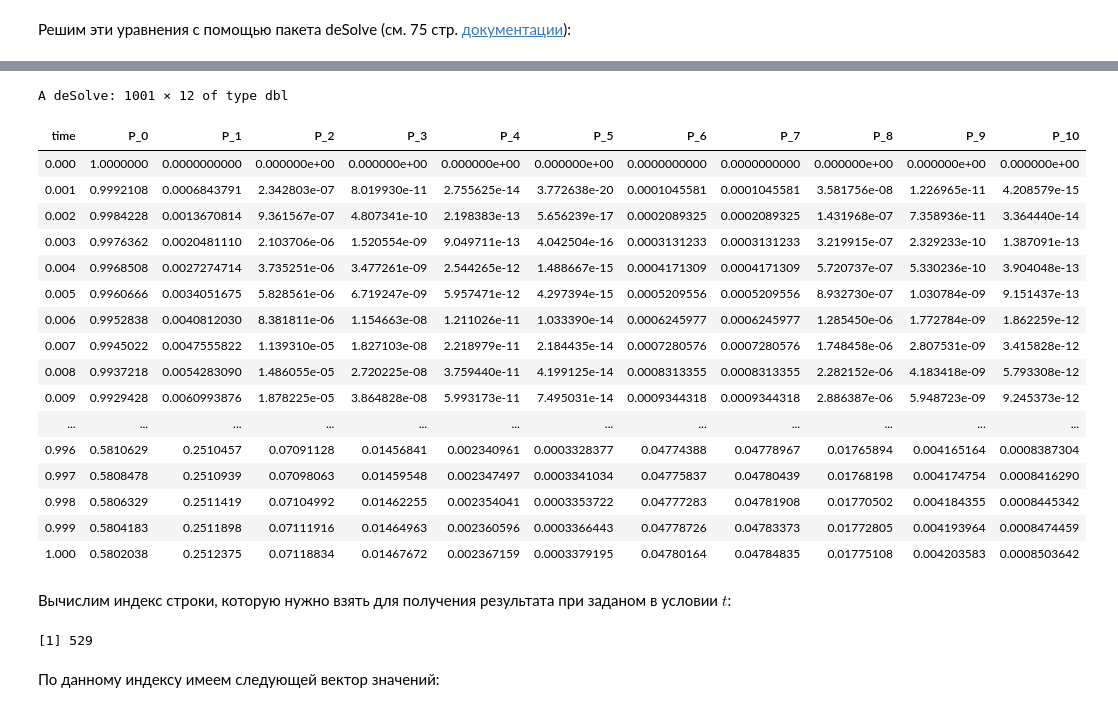
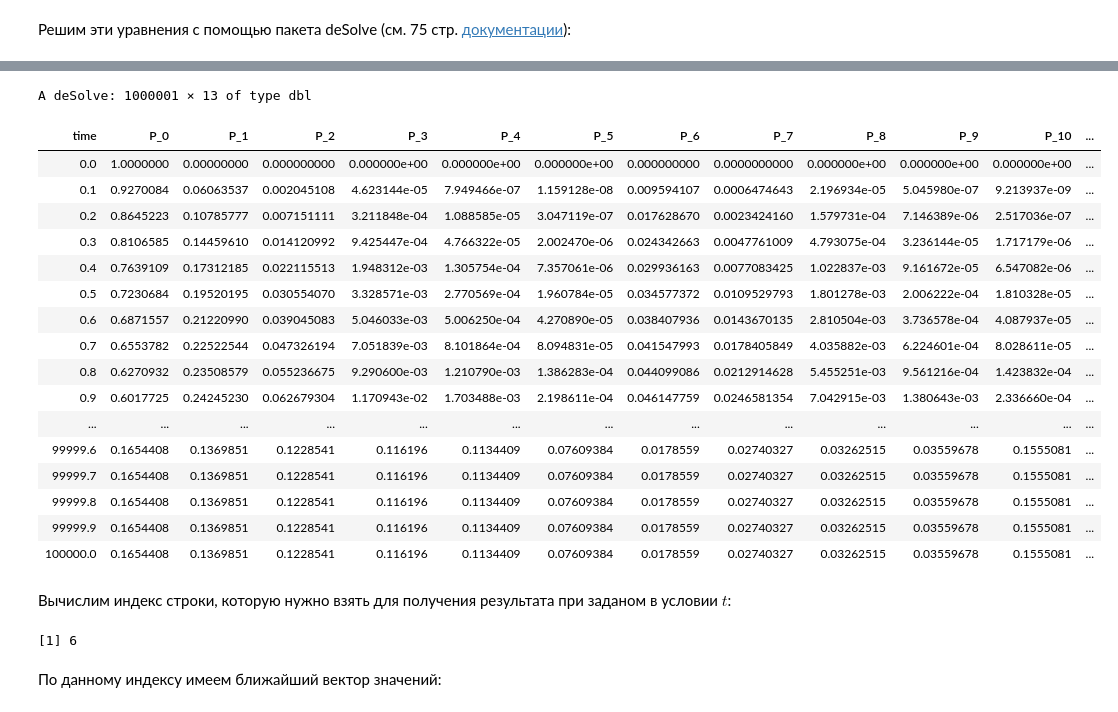
Before and after one commit to DeadlySquad13/t4-2-PerformanceAnalysis__Labs, a Jupyter notebook: Lab5/PerformanceAnalysis__Lab5.ipynb, the cells around one changed output, grey strips where cells are left out. Saved outputs shown, nothing was run; the diff lists cells and outputs as text; code cells hidden in the pictures.

```diff
--- a/Lab5/PerformanceAnalysis__Lab5.ipynb
+++ b/Lab5/PerformanceAnalysis__Lab5.ipynb
@@ -132,53 +152,64 @@ ode_system_equations <- function(Time, State, Pars) {
 # %%
-pars <- c(norm_equation = 1)
+pars <- NULL
 yini <- c(
     P_0 = 1,
     P_1 = 0,
     P_2 = 0,
     P_3 = 0,
     P_4 = 0,
     P_5 = 0,
     P_6 = 0,
     P_7 = 0,
     P_8 = 0,
     P_9 = 0,
-    P_10 = 0
+    P_10 = 0,
+    norm = 1
 )
 
-ACCURACY <- 0.001
-times <- seq(0, 1, by = ACCURACY)
-output <- ode(yini, times, ode_system_equations, pars)
+
+INITIAL_TIME <- 0
+FINISH_TIME <- 100000
+
+norm_equation_values <- data.frame(var = "norm",
+                             time = INITIAL_TIME:FINISH_TIME,
+                             value = 1,
+                             method = "replace"
+                            )
+
+ACCURACY <- 0.1
+times <- seq(INITIAL_TIME, FINISH_TIME, by = ACCURACY)
+output <- ode(yini, times, ode_system_equations, pars, events = list(data = norm_equation_values))
 output
 # %% [output]
-A deSolve: 1001 × 12 of type dbl
+A deSolve: 1000001 × 13 of type dbl
-| time | P_0 | P_1 | P_2 | P_3 | P_4 | P_5 | P_6 | P_7 | P_8 | P_9 | P_10 |
-| 0.000 | 1.0000000 | 0.0000000000 | 0.000000e+00 | 0.000000e+00 | 0.000000e+00 | 0.000000e+00 | 0.0000000000 | 0.0000000000 | 0.000000e+00 | 0.000000e+00 | 0.000000e+00 |
-| 0.001 | 0.9992108 | 0.0006843791 | 2.342803e-07 | 8.019930e-11 | 2.755625e-14 | 3.772638e-20 | 0.0001045581 | 0.0001045581 | 3.581756e-08 | 1.226965e-11 | 4.208579e-15 |
-| 0.002 | 0.9984228 | 0.0013670814 | 9.361567e-07 | 4.807341e-10 | 2.198383e-13 | 5.656239e-17 | 0.0002089325 | 0.0002089325 | 1.431968e-07 | 7.358936e-11 | 3.364440e-14 |
-| 0.003 | 0.9976362 | 0.0020481110 | 2.103706e-06 | 1.520554e-09 | 9.049711e-13 | 4.042504e-16 | 0.0003131233 | 0.0003131233 | 3.219915e-07 | 2.329233e-10 | 1.387091e-13 |
-| 0.004 | 0.9968508 | 0.0027274714 | 3.735251e-06 | 3.477261e-09 | 2.544265e-12 | 1.488667e-15 | 0.0004171309 | 0.0004171309 | 5.720737e-07 | 5.330236e-10 | 3.904048e-13 |
-| 0.005 | 0.9960666 | 0.0034051675 | 5.828561e-06 | 6.719247e-09 | 5.957471e-12 | 4.297394e-15 | 0.0005209556 | 0.0005209556 | 8.932730e-07 | 1.030784e-09 | 9.151437e-13 |
-| 0.006 | 0.9952838 | 0.0040812030 | 8.381811e-06 | 1.154663e-08 | 1.211026e-11 | 1.033390e-14 | 0.0006245977 | 0.0006245977 | 1.285450e-06 | 1.772784e-09 | 1.862259e-12 |
-| 0.007 | 0.9945022 | 0.0047555822 | 1.139310e-05 | 1.827103e-08 | 2.218979e-11 | 2.184435e-14 | 0.0007280576 | 0.0007280576 | 1.748458e-06 | 2.807531e-09 | 3.415828e-12 |
-| 0.008 | 0.9937218 | 0.0054283090 | 1.486055e-05 | 2.720225e-08 | 3.759440e-11 | 4.199125e-14 | 0.0008313355 | 0.0008313355 | 2.282152e-06 | 4.183418e-09 | 5.793308e-12 |
-| 0.009 | 0.9929428 | 0.0060993876 | 1.878225e-05 | 3.864828e-08 | 5.993173e-11 | 7.495031e-14 | 0.0009344318 | 0.0009344318 | 2.886387e-06 | 5.948723e-09 | 9.245373e-12 |
-| ... | ... | ... | ... | ... | ... | ... | ... | ... | ... | ... | ... |
-| 0.996 | 0.5810629 | 0.2510457 | 0.07091128 | 0.01456841 | 0.002340961 | 0.0003328377 | 0.04774388 | 0.04778967 | 0.01765894 | 0.004165164 | 0.0008387304 |
-| 0.997 | 0.5808478 | 0.2510939 | 0.07098063 | 0.01459548 | 0.002347497 | 0.0003341034 | 0.04775837 | 0.04780439 | 0.01768198 | 0.004174754 | 0.0008416290 |
-| 0.998 | 0.5806329 | 0.2511419 | 0.07104992 | 0.01462255 | 0.002354041 | 0.0003353722 | 0.04777283 | 0.04781908 | 0.01770502 | 0.004184355 | 0.0008445342 |
-| 0.999 | 0.5804183 | 0.2511898 | 0.07111916 | 0.01464963 | 0.002360596 | 0.0003366443 | 0.04778726 | 0.04783373 | 0.01772805 | 0.004193964 | 0.0008474459 |
-| 1.000 | 0.5802038 | 0.2512375 | 0.07118834 | 0.01467672 | 0.002367159 | 0.0003379195 | 0.04780164 | 0.04784835 | 0.01775108 | 0.004203583 | 0.0008503642 |
+| time | P_0 | P_1 | P_2 | P_3 | P_4 | P_5 | P_6 | P_7 | P_8 | P_9 | P_10 | ... |
+| 0.0 | 1.0000000 | 0.00000000 | 0.000000000 | 0.000000e+00 | 0.000000e+00 | 0.000000e+00 | 0.000000000 | 0.0000000000 | 0.000000e+00 | 0.000000e+00 | 0.000000e+00 | ... |
+| 0.1 | 0.9270084 | 0.06063537 | 0.002045108 | 4.623144e-05 | 7.949466e-07 | 1.159128e-08 | 0.009594107 | 0.0006474643 | 2.196934e-05 | 5.045980e-07 | 9.213937e-09 | ... |
+| 0.2 | 0.8645223 | 0.10785777 | 0.007151111 | 3.211848e-04 | 1.088585e-05 | 3.047119e-07 | 0.017628670 | 0.0023424160 | 1.579731e-04 | 7.146389e-06 | 2.517036e-07 | ... |
+| 0.3 | 0.8106585 | 0.14459610 | 0.014120992 | 9.425447e-04 | 4.766322e-05 | 2.002470e-06 | 0.024342663 | 0.0047761009 | 4.793075e-04 | 3.236144e-05 | 1.717179e-06 | ... |
+| 0.4 | 0.7639109 | 0.17312185 | 0.022115513 | 1.948312e-03 | 1.305754e-04 | 7.357061e-06 | 0.029936163 | 0.0077083425 | 1.022837e-03 | 9.161672e-05 | 6.547082e-06 | ... |
+| 0.5 | 0.7230684 | 0.19520195 | 0.030554070 | 3.328571e-03 | 2.770569e-04 | 1.960784e-05 | 0.034577372 | 0.0109529793 | 1.801278e-03 | 2.006222e-04 | 1.810328e-05 | ... |
+| 0.6 | 0.6871557 | 0.21220990 | 0.039045083 | 5.046033e-03 | 5.006250e-04 | 4.270890e-05 | 0.038407936 | 0.0143670135 | 2.810504e-03 | 3.736578e-04 | 4.087937e-05 | ... |
+| 0.7 | 0.6553782 | 0.22522544 | 0.047326194 | 7.051839e-03 | 8.101864e-04 | 8.094831e-05 | 0.041547993 | 0.0178405849 | 4.035882e-03 | 6.224601e-04 | 8.028611e-05 | ... |
+| 0.8 | 0.6270932 | 0.23508579 | 0.055236675 | 9.290600e-03 | 1.210790e-03 | 1.386283e-04 | 0.044099086 | 0.0212914628 | 5.455251e-03 | 9.561216e-04 | 1.423832e-04 | ... |
+| 0.9 | 0.6017725 | 0.24245230 | 0.062679304 | 1.170943e-02 | 1.703488e-03 | 2.198611e-04 | 0.046147759 | 0.0246581354 | 7.042915e-03 | 1.380643e-03 | 2.336660e-04 | ... |
+| ... | ... | ... | ... | ... | ... | ... | ... | ... | ... | ... | ... | ... |
+| 99999.6 | 0.1654408 | 0.1369851 | 0.1228541 | 0.116196 | 0.1134409 | 0.07609384 | 0.0178559 | 0.02740327 | 0.03262515 | 0.03559678 | 0.1555081 | ... |
+| 99999.7 | 0.1654408 | 0.1369851 | 0.1228541 | 0.116196 | 0.1134409 | 0.07609384 | 0.0178559 | 0.02740327 | 0.03262515 | 0.03559678 | 0.1555081 | ... |
+| 99999.8 | 0.1654408 | 0.1369851 | 0.1228541 | 0.116196 | 0.1134409 | 0.07609384 | 0.0178559 | 0.02740327 | 0.03262515 | 0.03559678 | 0.1555081 | ... |
+| 99999.9 | 0.1654408 | 0.1369851 | 0.1228541 | 0.116196 | 0.1134409 | 0.07609384 | 0.0178559 | 0.02740327 | 0.03262515 | 0.03559678 | 0.1555081 | ... |
+| 100000.0 | 0.1654408 | 0.1369851 | 0.1228541 | 0.116196 | 0.1134409 | 0.07609384 | 0.0178559 | 0.02740327 | 0.03262515 | 0.03559678 | 0.1555081 | ... |
 # %% [markdown]
 Вычислим индекс строки, которую нужно взять для получения результата при
 заданом в условии $t$:
 # %%
-PRECISION_OF_ACCURACY <- 3
+PRECISION_OF_ACCURACY <- 1
 t_index <- round(t, PRECISION_OF_ACCURACY) * 10^PRECISION_OF_ACCURACY + 1
 t_index
 # %% [output]
-[1] 529
+[1] 6
 # %% [markdown]
-По данному индексу имеем следующей вектор значений:
+По данному индексу имеем ближайший вектор значений:
 # %%
 results <- output[t_index, 1:12]
 results
```
Also changed, not shown: parts of 61 cells of this notebook, 1 other file.
